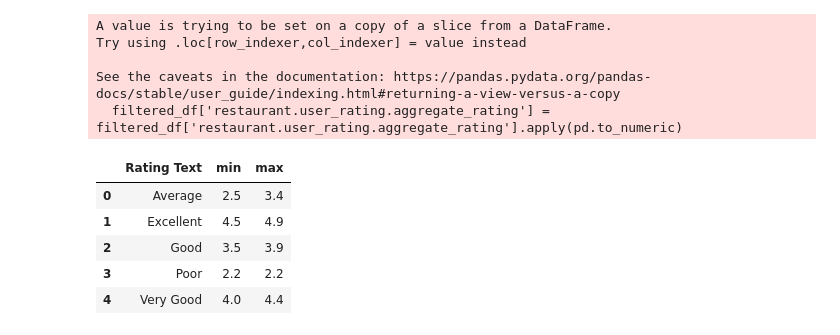
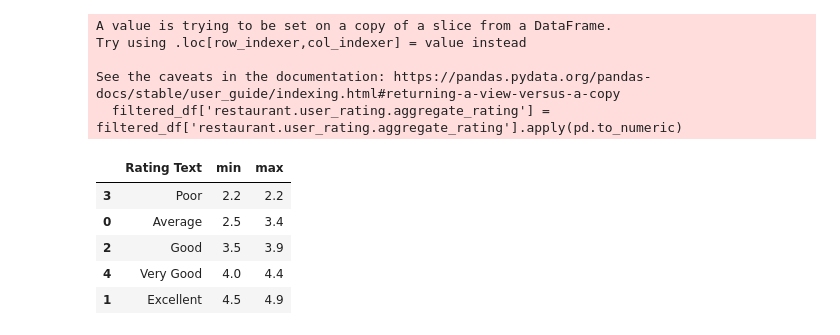
Before and after one commit to nestlecafe3in1/Govtech2025, a Jupyter notebook: EDA.ipynb, the cells around one changed output. Cells and saved outputs as stored; diff of their text form; code cells hidden in the pictures.

```diff
--- a/EDA.ipynb
+++ b/EDA.ipynb
@@ -359,12 +359,12 @@ See the caveats in the documentation: https://pandas.pydata.org/pandas-docs/stab
 # %%
 rating_threshold = filtered_df.groupby(
     'Rating Text', as_index=False)['restaurant.user_rating.aggregate_rating'].agg(['min', 'max'])
 
-rating_threshold
+rating_threshold.sort_values('min')
 # %% [output]
 |  | Rating Text | min | max |
+| 3 | Poor | 2.2 | 2.2 |
 | 0 | Average | 2.5 | 3.4 |
+| 2 | Good | 3.5 | 3.9 |
+| 4 | Very Good | 4.0 | 4.4 |
 | 1 | Excellent | 4.5 | 4.9 |
-| 2 | Good | 3.5 | 3.9 |
-| 3 | Poor | 2.2 | 2.2 |
-| 4 | Very Good | 4.0 | 4.4 |
```
Also changed, not shown: 3 other files.
